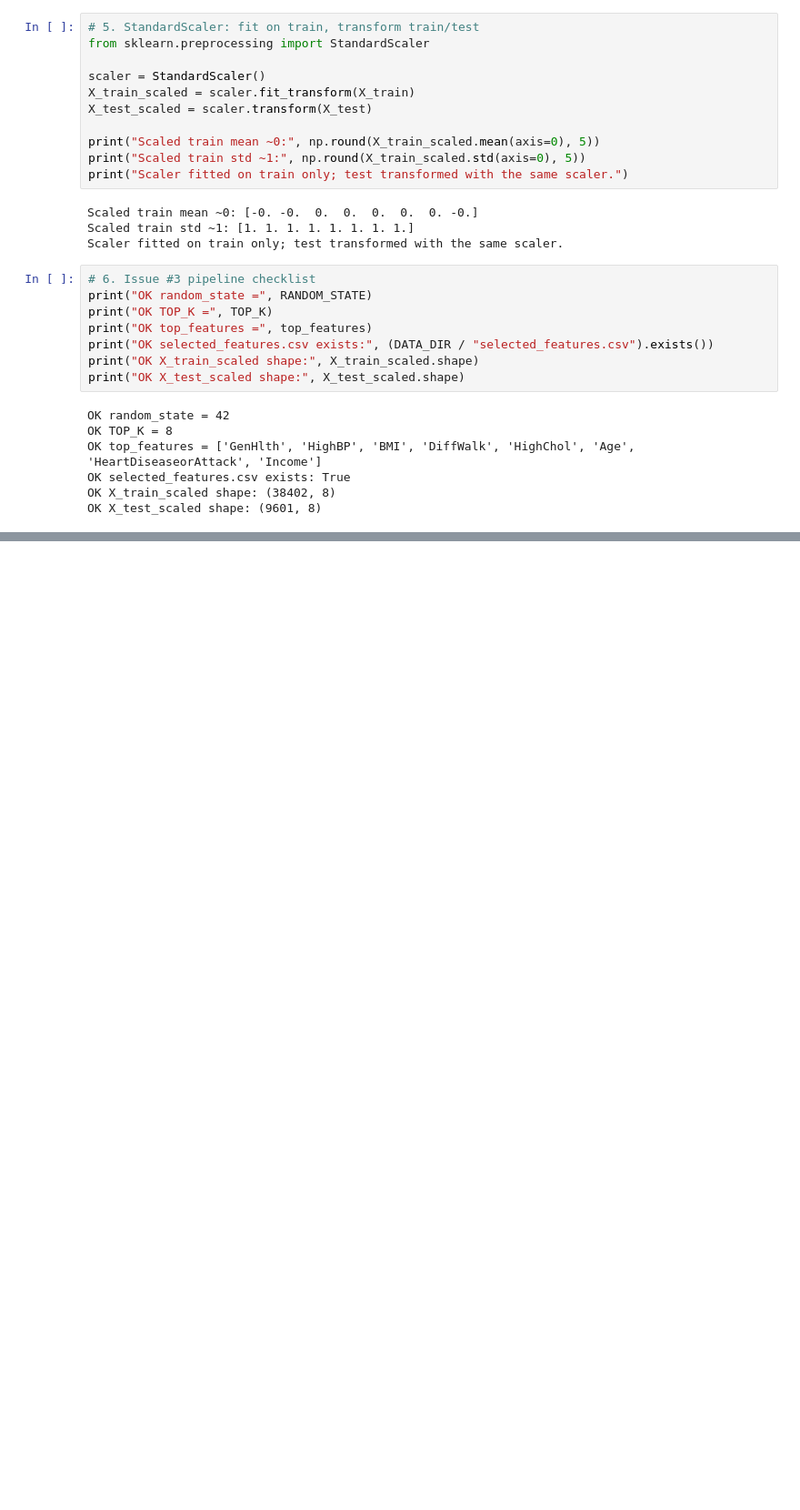
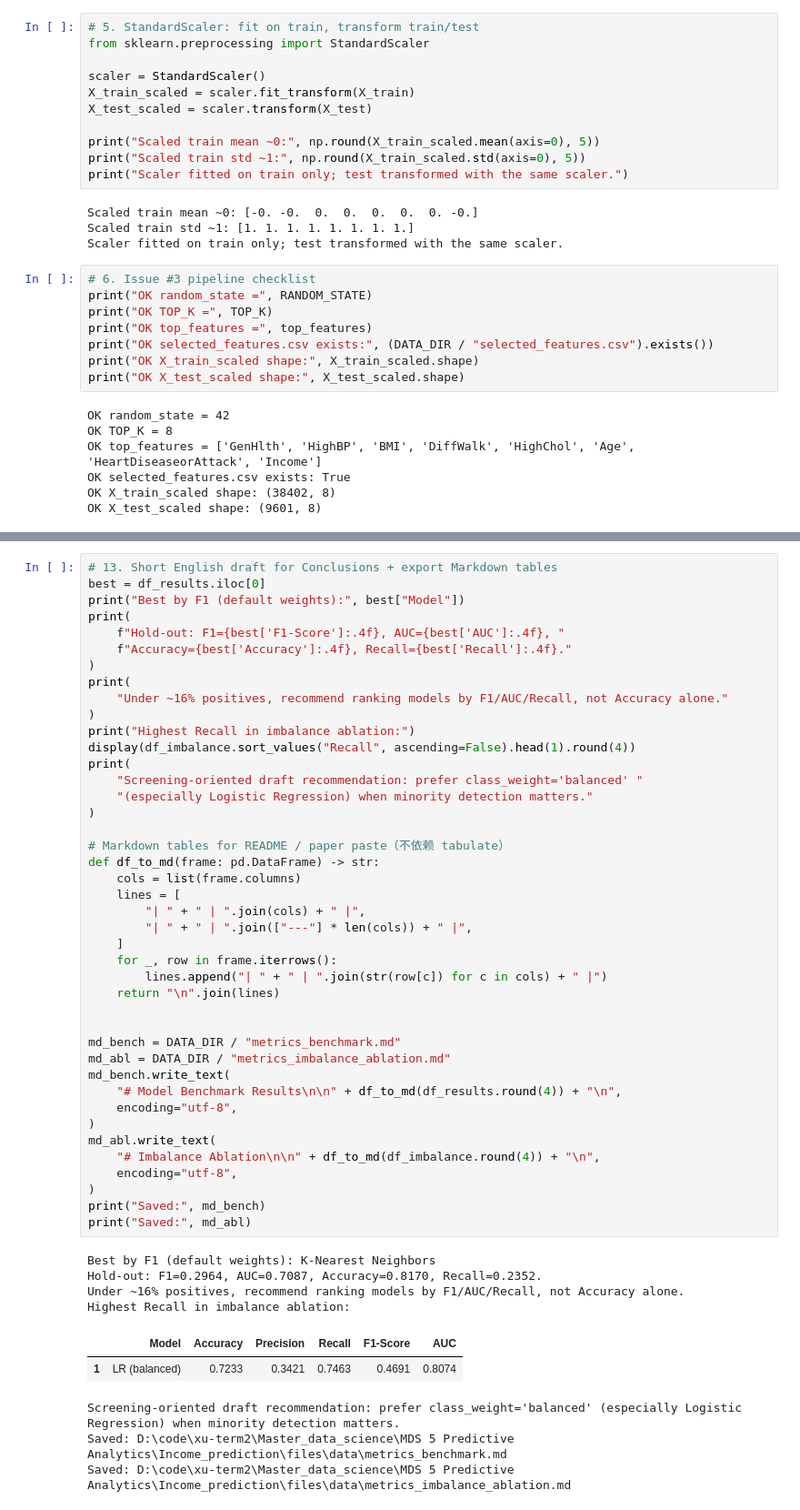
Before and after one commit to nikk909/mds5_Income_prediction, a Jupyter notebook: diabetes_ml_benchmark.ipynb, the cells around one changed output, grey strips where cells are left out. Shown at 91% size. Saved outputs shown, nothing was run; the diff lists cells and outputs as text; blank space fills up the shorter version.

```diff
--- a/diabetes_ml_benchmark.ipynb
+++ b/diabetes_ml_benchmark.ipynb
@@ -425,0 +707,52 @@ OK X_test_scaled shape: (9601, 8)
+# %%
+# 13. Short English draft for Conclusions + export Markdown tables
+best = df_results.iloc[0]
+print("Best by F1 (default weights):", best["Model"])
+print(
+    f"Hold-out: F1={best['F1-Score']:.4f}, AUC={best['AUC']:.4f}, "
+    f"Accuracy={best['Accuracy']:.4f}, Recall={best['Recall']:.4f}."
+)
+print(
+    "Under ~16% positives, recommend ranking models by F1/AUC/Recall, not Accuracy alone."
+)
+print("Highest Recall in imbalance ablation:")
+display(df_imbalance.sort_values("Recall", ascending=False).head(1).round(4))
+print(
+    "Screening-oriented draft recommendation: prefer class_weight='balanced' "
+    "(especially Logistic Regression) when minority detection matters."
+)
+
+# Markdown tables for README / paper paste（不依赖 tabulate）
+def df_to_md(frame: pd.DataFrame) -> str:
+    cols = list(frame.columns)
+    lines = [
+        "| " + " | ".join(cols) + " |",
+        "| " + " | ".join(["---"] * len(cols)) + " |",
+    ]
+    for _, row in frame.iterrows():
+        lines.append("| " + " | ".join(str(row[c]) for c in cols) + " |")
+    return "\n".join(lines)
+
+
+md_bench = DATA_DIR / "metrics_benchmark.md"
+md_abl = DATA_DIR / "metrics_imbalance_ablation.md"
+md_bench.write_text(
+    "# Model Benchmark Results\n\n" + df_to_md(df_results.round(4)) + "\n",
+    encoding="utf-8",
+)
+md_abl.write_text(
+    "# Imbalance Ablation\n\n" + df_to_md(df_imbalance.round(4)) + "\n",
+    encoding="utf-8",
+)
+print("Saved:", md_bench)
+print("Saved:", md_abl)
+# %% [output]
+Best by F1 (default weights): K-Nearest Neighbors
+Hold-out: F1=0.2964, AUC=0.7087, Accuracy=0.8170, Recall=0.2352.
+Under ~16% positives, recommend ranking models by F1/AUC/Recall, not Accuracy alone.
+Highest Recall in imbalance ablation:
+|  | Model | Accuracy | Precision | Recall | F1-Score | AUC |
+| 1 | LR (balanced) | 0.7233 | 0.3421 | 0.7463 | 0.4691 | 0.8074 |
+Screening-oriented draft recommendation: prefer class_weight='balanced' (especially Logistic Regression) when minority detection matters.
+Saved: D:\code\xu-term2\Master_data_science\MDS 5 Predictive Analytics\Income_prediction\files\data\metrics_benchmark.md
+Saved: D:\code\xu-term2\Master_data_science\MDS 5 Predictive Analytics\Income_prediction\files\data\metrics_imbalance_ablation.md
```
Also changed, not shown: parts of 16 cells of this notebook, 11 other files.
